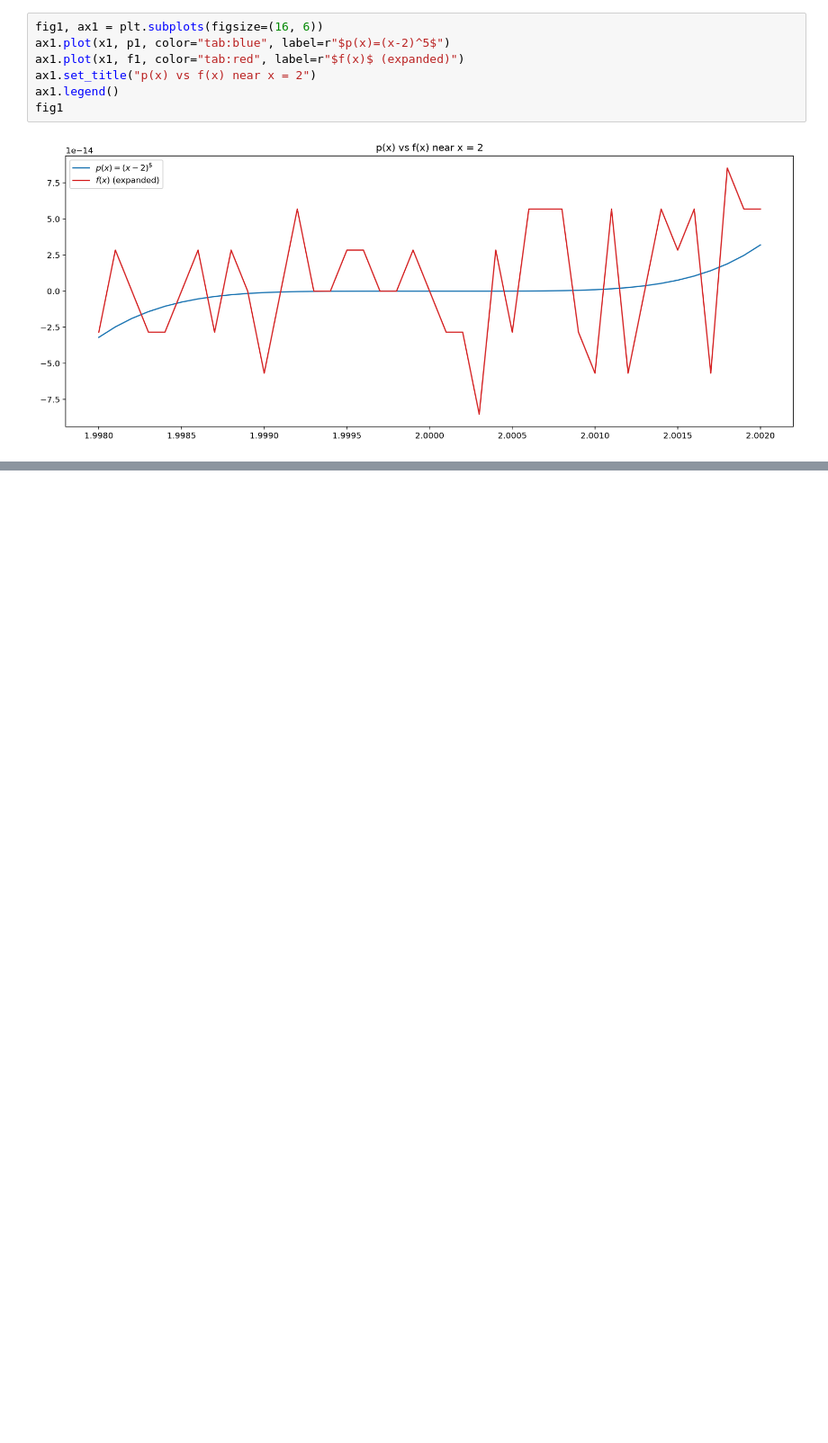
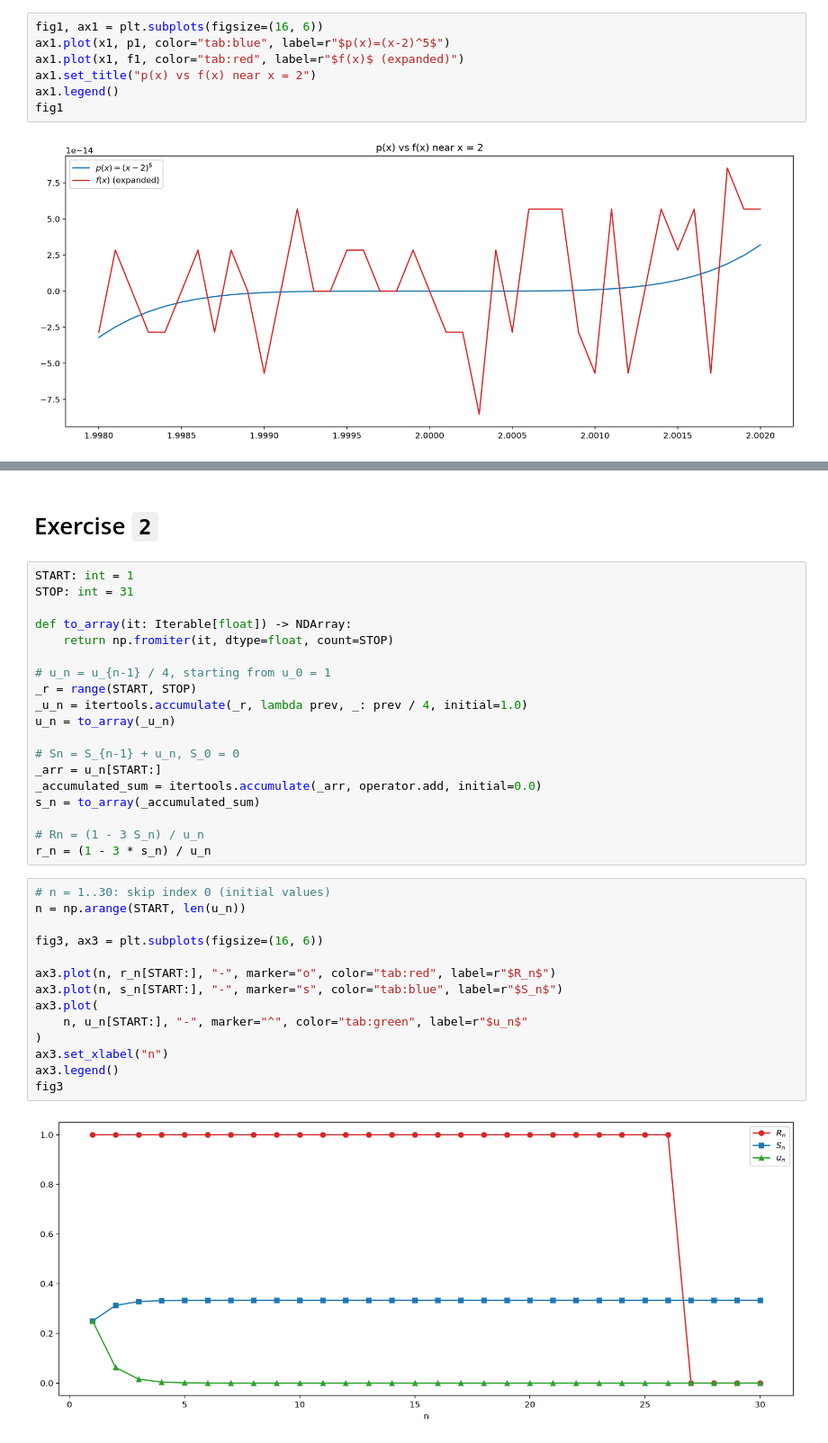
Before and after one commit to OutSquareCapital/unige-numerical-methods, a Jupyter notebook: __marimo__/assignement_5.ipynb, the cells around one changed output, grey strips where cells are left out. Shown at 90% size. Drawn from its saved outputs; the diff is of its cells as text; blank space fills up the shorter version.

```diff
--- a/__marimo__/assignement_5.ipynb
+++ b/__marimo__/assignement_5.ipynb
@@ -45,0 +55,37 @@ fig2
+# %% [markdown]
+# Exercise `2`
+# %%
+START: int = 1
+STOP: int = 31
+
+def to_array(it: Iterable[float]) -> NDArray:
+    return np.fromiter(it, dtype=float, count=STOP)
+
+# u_n = u_{n-1} / 4, starting from u_0 = 1
+_r = range(START, STOP)
+_u_n = itertools.accumulate(_r, lambda prev, _: prev / 4, initial=1.0)
+u_n = to_array(_u_n)
+
+# Sn = S_{n-1} + u_n, S_0 = 0
+_arr = u_n[START:]
+_accumulated_sum = itertools.accumulate(_arr, operator.add, initial=0.0)
+s_n = to_array(_accumulated_sum)
+
+# Rn = (1 - 3 S_n) / u_n
+r_n = (1 - 3 * s_n) / u_n
+# %%
+# n = 1..30: skip index 0 (initial values)
+n = np.arange(START, len(u_n))
+
+fig3, ax3 = plt.subplots(figsize=(16, 6))
+
+ax3.plot(n, r_n[START:], "-", marker="o", color="tab:red", label=r"$R_n$")
+ax3.plot(n, s_n[START:], "-", marker="s", color="tab:blue", label=r"$S_n$")
+ax3.plot(
+    n, u_n[START:], "-", marker="^", color="tab:green", label=r"$u_n$"
+)
+ax3.set_xlabel("n")
+ax3.legend()
+fig3
+# %% [output]
+[figure, added]
```
Also changed, not shown: parts of 19 cells of this notebook, 3 other files.
